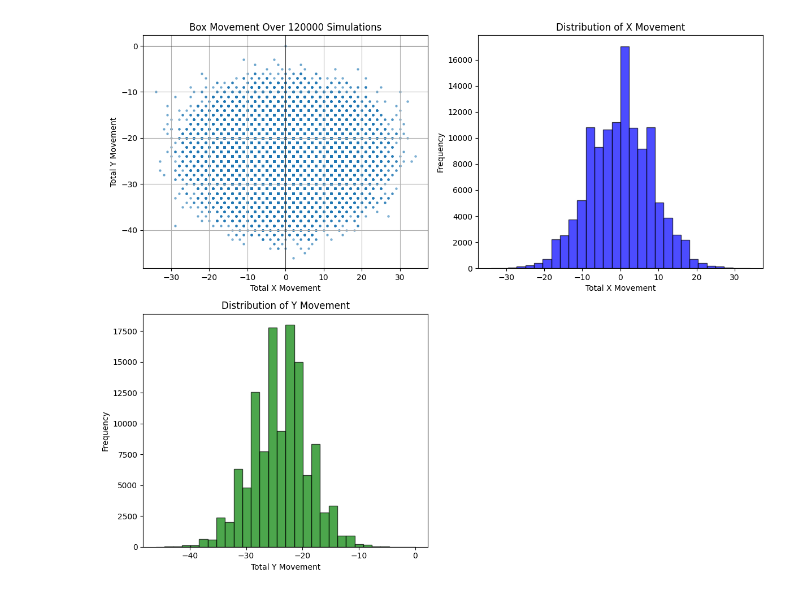
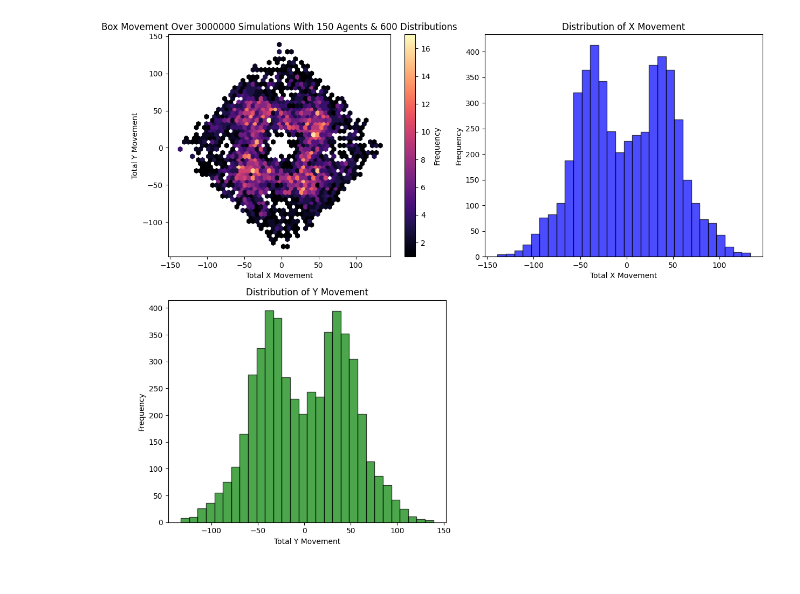
Before and after one commit to jihao2021/box-pushing, a Jupyter notebook: Box_Push.ipynb, the cells around one changed output. Saved outputs shown, nothing was run; the diff lists cells and outputs as text; code cells hidden in the pictures.

Commit message:
added both graph scripts

```diff
--- a/Box_Push.ipynb
+++ b/Box_Push.ipynb
@@ -36,3 +3,0 @@ combined_p_arrays = np.vstack((p_arrays_1, p_arrays_2))
-# %%
-for i, p in enumerate(combined_p_arrays):
-    print(f"p{i+1} =", p)
@@ -51,0 +4,6 @@ p12 = [0.28 0.28 0.06 0.04 0.06 0.28]
+# %%
+# Manipulatable Settings
+num_simulations = 5000
+num_agents = 150
+num_p_arrays = 150 #divided by 4
+margin = 0.15
@@ -52,3 +44,11 @@ p12 = [0.28 0.28 0.06 0.04 0.06 0.28]
+# %%
+combined_p_arrays = np.zeros((0, 4))
+
+for i in range(num_p_arrays):
+    p_arrays_temp = generate_values(margin)
+    combined_p_arrays = np.vstack((combined_p_arrays, p_arrays_temp))
+
+#print(combined_p_arrays)
 # %%
 # Define the box dynamics
 region_movements = {
@@ -117,65 +81,30 @@ plt.show()
 # %%
-# Define the box dynamics
-region_movements = {
-    1: (0, -1),
-    2: (-1, 0),
-    3: (-1, 0),
-    4: (0, 1),
-    5: (1, 0),
-    6: (1, 0)
-}
-
-# Number of simulations per distribution
-num_simulations = 10000
-num_distributions = 12
-num_agents = 100
-
-# Arrays to store cumulative movements
-cumulative_x_movement = np.zeros(num_simulations * num_distributions)
-cumulative_y_movement = np.zeros(num_simulations * num_distributions)
-
-# Perform simulations
-for i in range(num_simulations * num_distributions):
-    # Generate random region selections based on probabilities
-    #p = combined_p_arrays[i % num_distributions]
-    agent_regions = np.random.choice(list(region_movements.keys()), size=num_agents, p=p) #100 s
-
-    # Calculate net movements in x and y directions
-    total_x_movement = sum(region_movements[region][0] for region in agent_regions)
-    total_y_movement = sum(region_movements[region][1] for region in agent_regions)
-
-    # Store cumulative movements
-    cumulative_x_movement[i] = total_x_movement
-    cumulative_y_movement[i] = total_y_movement
-
-# Create figure and subplots
 fig, axs = plt.subplots(2, 2, figsize=(12, 10))
 
-# Plot for scatter of x vs y movement
-axs[0, 0].scatter(cumulative_x_movement, cumulative_y_movement, s=5, alpha=0.5)
-axs[0, 0].set_title('Box Movement Over ' + str(num_simulations * num_distributions) + ' Simulations')
+# Plot for hexbin of x vs y movement
+hb = axs[0, 0].hexbin(cumulative_x_movement, cumulative_y_movement, gridsize=50, cmap='magma', mincnt=1)
+cb = fig.colorbar(hb, ax=axs[0, 0])
+cb.set_label('Frequency')
+axs[0, 0].set_title(f'Box Movement Over {num_simulations * num_distributions} Simulations With {num_agents} Agents & {num_distributions} Distributions')
 axs[0, 0].set_xlabel('Total X Movement')
 axs[0, 0].set_ylabel('Total Y Movement')
-axs[0, 0].grid(True)
-axs[0, 0].axhline(0, color='black', linewidth=0.5)
-axs[0, 0].axvline(0, color='black', linewidth=0.5)
 
 # Plot for x movement histogram
 axs[0, 1].hist(cumulative_x_movement, bins=30, color='blue', edgecolor='black', alpha=0.7)
 axs[0, 1].set_title('Distribution of X Movement')
 axs[0, 1].set_xlabel('Total X Movement')
 axs[0, 1].set_ylabel('Frequency')
 
 # Plot for y movement histogram
 axs[1, 0].hist(cumulative_y_movement, bins=30, color='green', edgecolor='black', alpha=0.7)
 axs[1, 0].set_title('Distribution of Y Movement')
 axs[1, 0].set_xlabel('Total Y Movement')
 axs[1, 0].set_ylabel('Frequency')
 
 # Remove the empty subplot space
 fig.delaxes(axs[1, 1])
 
 plt.tight_layout()
 plt.show()
 # %% [output]
-[figure, old version]
+[figure, new version]
```
Also changed, not shown: parts of 9 cells of this notebook, 4 other files.
